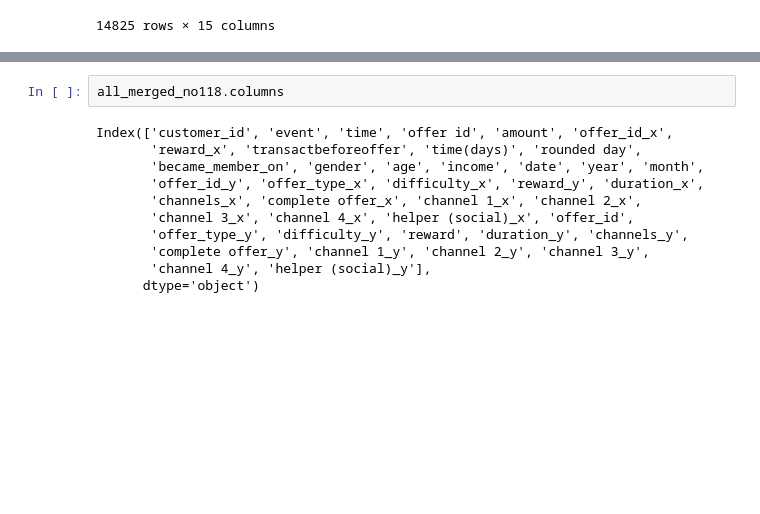
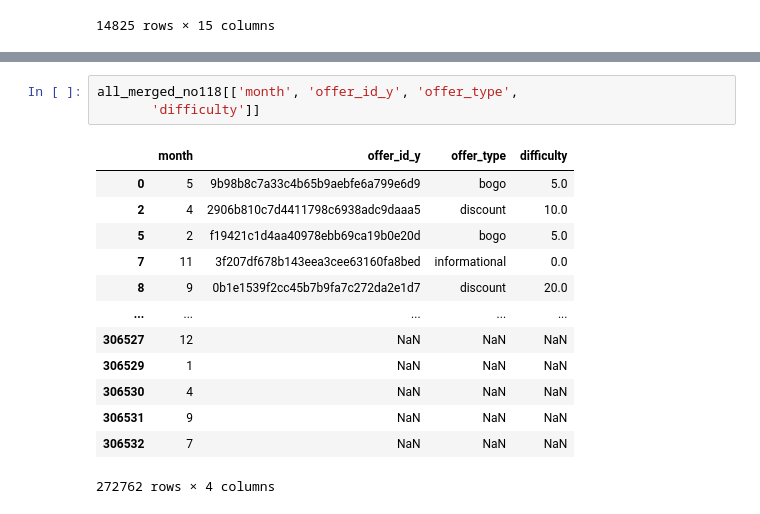
Before and after one commit to Koremm/Coffeeoffers, a Jupyter notebook: Coffee Offers Vscode.ipynb, the cells around one changed output, grey strips where cells are left out. Cells and saved outputs as stored; diff of their text form; blank space fills up the shorter version.

```diff
--- a/Coffee Offers Vscode.ipynb
+++ b/Coffee Offers Vscode.ipynb
@@ -593,14 +592,18 @@ filtered_completedoffers_offers_trial
 33579 rows × 28 columns
 # %%
-all_merged_no118.columns
+all_merged_no118[['month', 'offer_id_y', 'offer_type',
+       'difficulty']]
 # %% [output]
+|  | month | offer_id_y | offer_type | difficulty |
+| 0 | 5 | 9b98b8c7a33c4b65b9aebfe6a799e6d9 | bogo | 5.0 |
+| 2 | 4 | 2906b810c7d4411798c6938adc9daaa5 | discount | 10.0 |
+| 5 | 2 | f19421c1d4aa40978ebb69ca19b0e20d | bogo | 5.0 |
+| 7 | 11 | 3f207df678b143eea3cee63160fa8bed | informational | 0.0 |
+| 8 | 9 | 0b1e1539f2cc45b7b9fa7c272da2e1d7 | discount | 20.0 |
+| ... | ... | ... | ... | ... |
+| 306527 | 12 | NaN | NaN | NaN |
+| 306529 | 1 | NaN | NaN | NaN |
+| 306530 | 4 | NaN | NaN | NaN |
+| 306531 | 9 | NaN | NaN | NaN |
+| 306532 | 7 | NaN | NaN | NaN |
-Index(['customer_id', 'event', 'time', 'offer id', 'amount', 'offer_id_x',
-       'reward_x', 'transactbeforeoffer', 'time(days)', 'rounded day',
-       'became_member_on', 'gender', 'age', 'income', 'date', 'year', 'month',
-       'offer_id_y', 'offer_type_x', 'difficulty_x', 'reward_y', 'duration_x',
-       'channels_x', 'complete offer_x', 'channel 1_x', 'channel 2_x',
-       'channel 3_x', 'channel 4_x', 'helper (social)_x', 'offer_id',
-       'offer_type_y', 'difficulty_y', 'reward', 'duration_y', 'channels_y',
-       'complete offer_y', 'channel 1_y', 'channel 2_y', 'channel 3_y',
-       'channel 4_y', 'helper (social)_y'],
-      dtype='object')
+272762 rows × 4 columns
```
Also changed, not shown: parts of 8 cells of this notebook.
